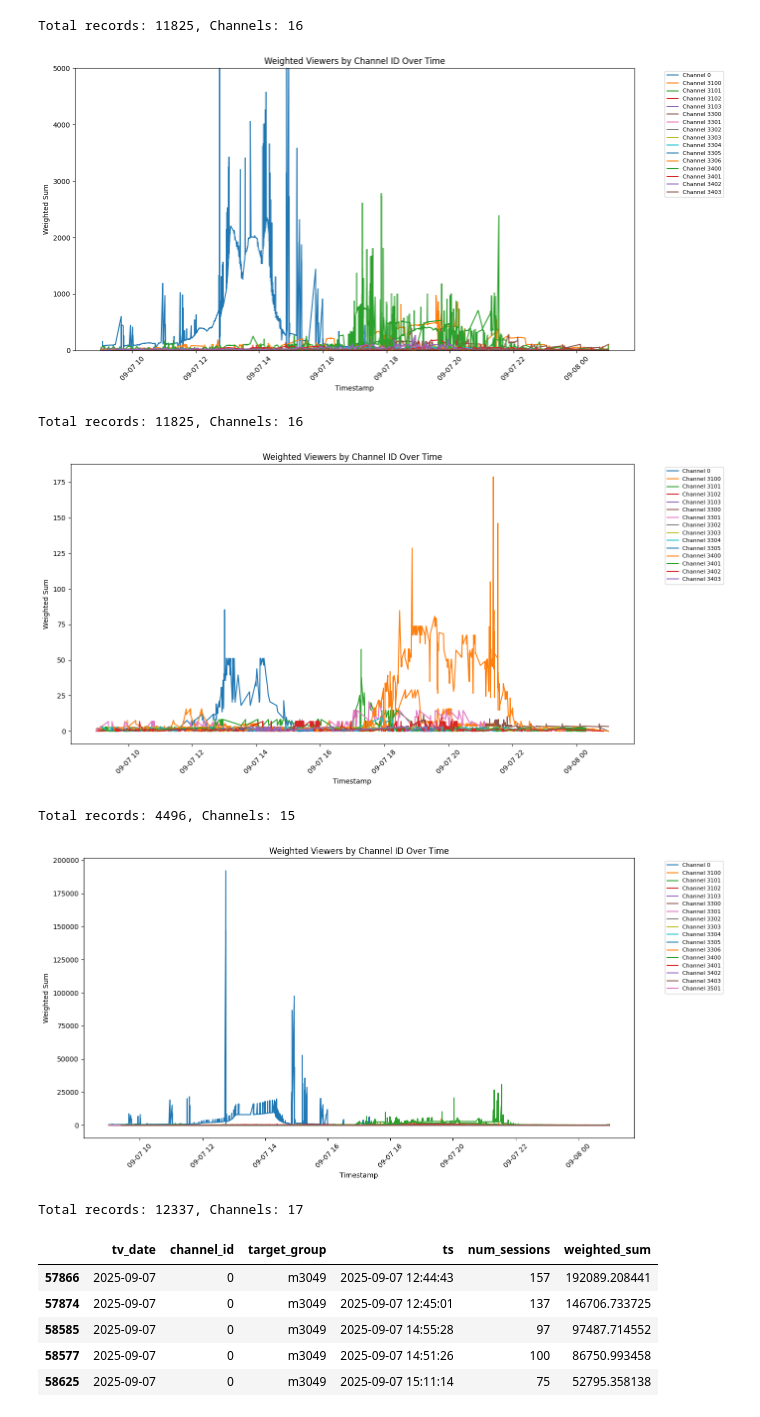
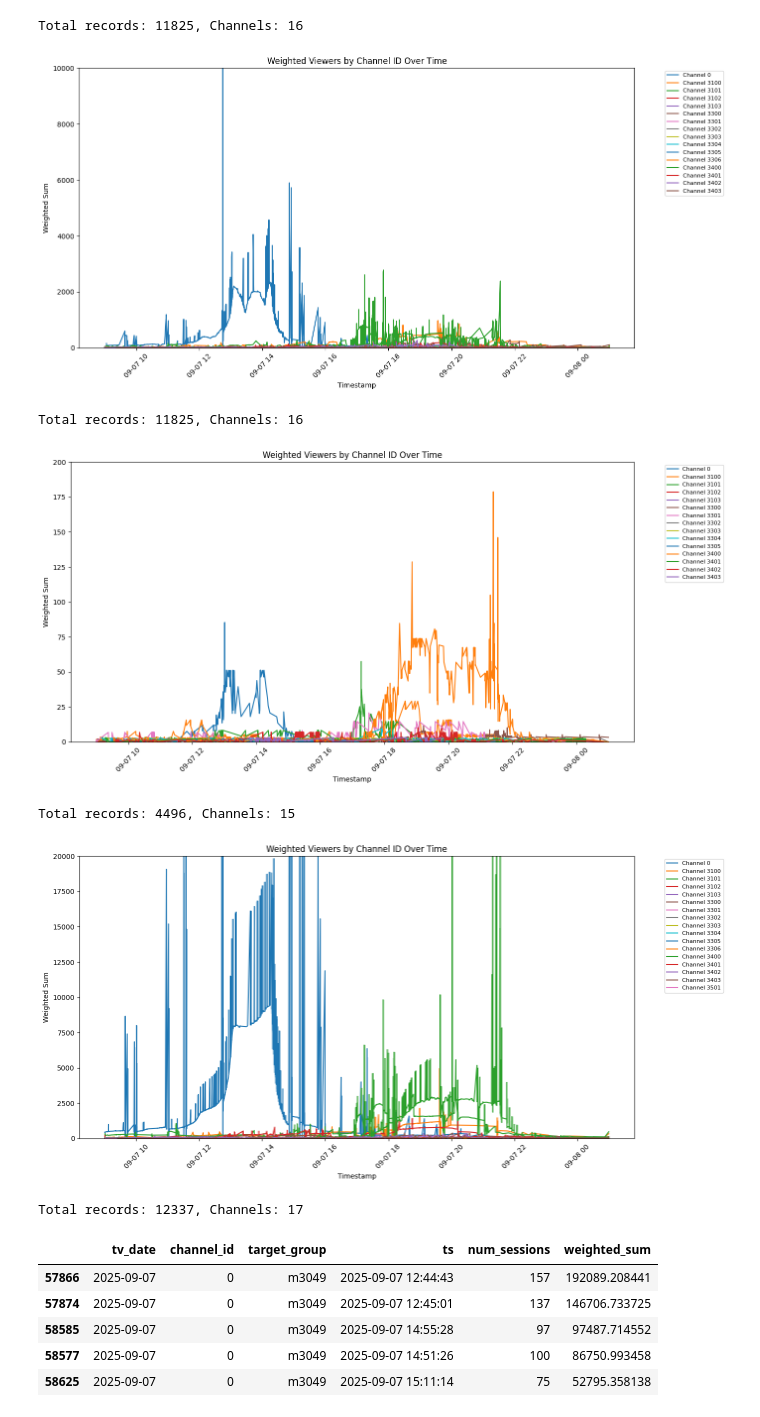
Before and after one commit to kialburg/streaming-viewership-case-study, a Jupyter notebook: output/explore_output.ipynb, the cells around one changed output. Drawn from its saved outputs; the diff is of its cells as text; code cells hidden in the pictures.

Commit message:
update ReadMe, output notebook

```diff
--- a/output/explore_output.ipynb
+++ b/output/explore_output.ipynb
@@ -4,5 +4,5 @@ import pandas as pd
 target_groups = ['m3049','mover50', 'fover50', 'm1229', 'f3049', 'f1229']
 channel_list = [0,3501,3403,3404,3303,3302,3401,3402,3306,3301,3400,3305,3304,3300,3103,3101,3100,3102]
 
-df = pd.read_csv("concurrent_weighted_viewers.csv")
+df = pd.read_csv("concurrent_weighted_viewers_parallel.csv")
 df["ts"] = pd.to_datetime(df["ts"])
@@ -60,19 +50,19 @@ plot_target_group(df[df["ts"] >pd.to_datetime("2025-09-07 09:00") ], tv_date="20
 [figure]
 Total records: 11825, Channels: 16
 # %%
-plot_target_group(df[df["ts"] >pd.to_datetime("2025-09-07 09:00") ], tv_date="2025-09-07",group="m1229", ymax=5000)
+plot_target_group(df[df["ts"] >pd.to_datetime("2025-09-07 09:00") ], tv_date="2025-09-07",group="m1229", ymax=10000)
 # %% [output]
-[figure, old version]
+[figure, new version]
 Total records: 11825, Channels: 16
 # %%
-plot_target_group(df[df["ts"] >pd.to_datetime("2025-09-07 09:00") ], tv_date="2025-09-07",group="f1229")
+plot_target_group(df[df["ts"] >pd.to_datetime("2025-09-07 09:00") ], tv_date="2025-09-07",group="f1229", ymax=200)
 # %% [output]
-[figure, old version]
+[figure, new version]
 Total records: 4496, Channels: 15
 # %%
-plot_target_group(df[df["ts"] >pd.to_datetime("2025-09-07 09:00") ], tv_date="2025-09-07",group="m3049")
+plot_target_group(df[df["ts"] >pd.to_datetime("2025-09-07 09:00") ], tv_date="2025-09-07",group="m3049", ymax=20000)
 # %% [output]
-[figure, old version]
+[figure, new version]
 Total records: 12337, Channels: 17
 # %%
 df[df["target_group"]=="m3049"].sort_values("weighted_sum", ascending=False).head()
```
Also changed, not shown: parts of 2 cells of this notebook, 1 other file.
